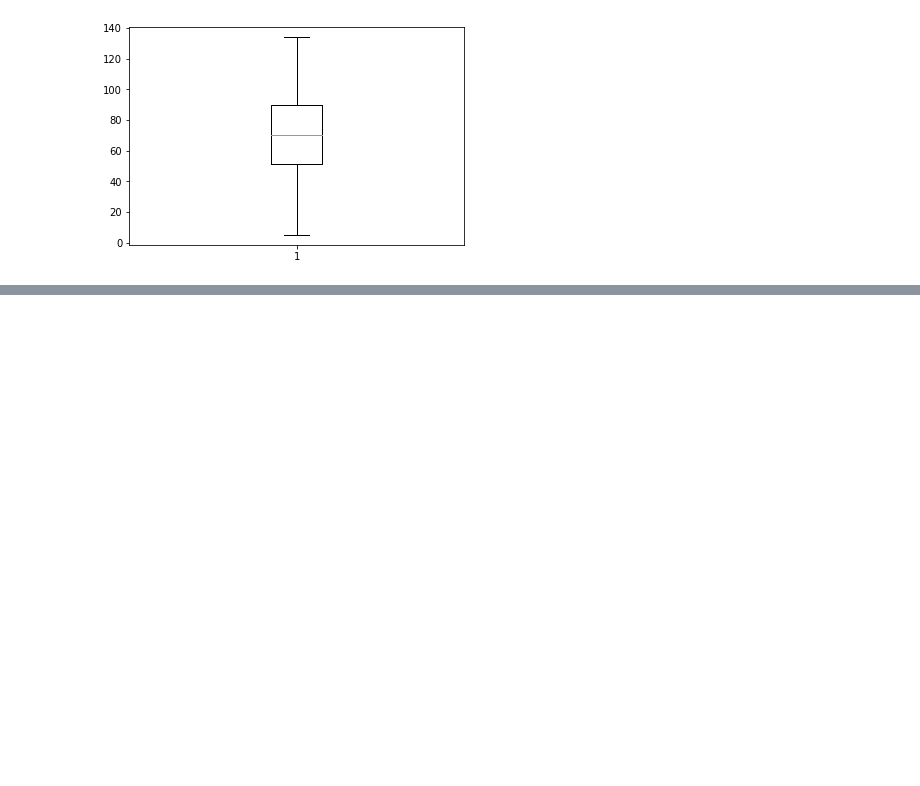
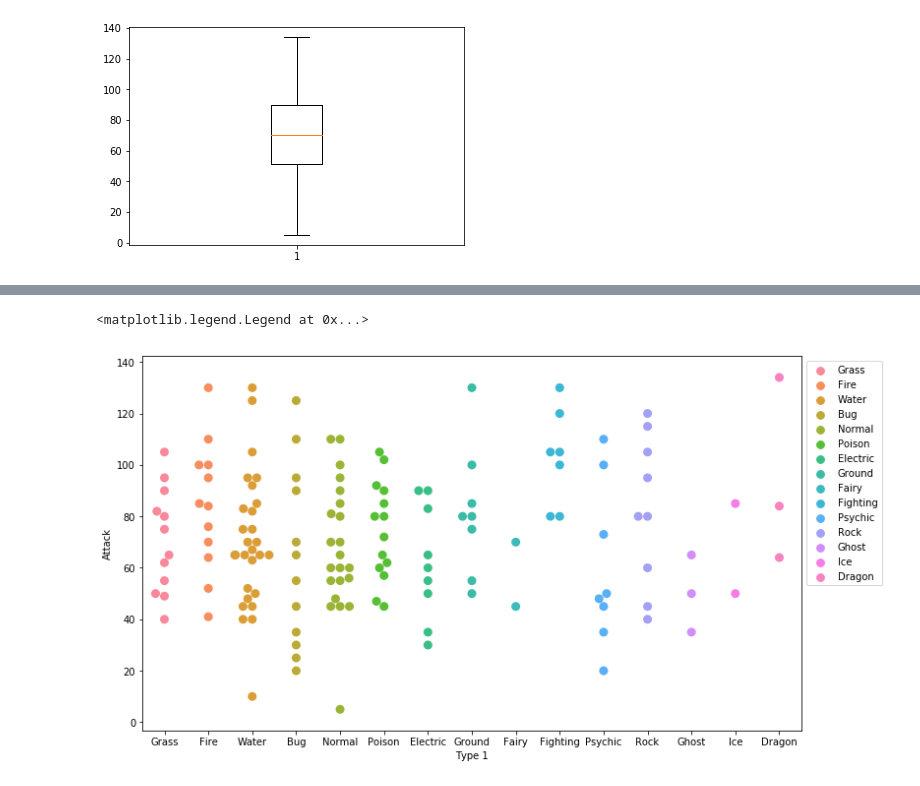
Before and after one commit to tanbirsohail/jupyter-notebooks, a Jupyter notebook: Seaborn - Getting Started.ipynb, the cells around one changed output, grey strips where cells are left out. Drawn from its saved outputs; the diff is of its cells as text; code cells hidden in the pictures; blank space fills up the shorter version.

```diff
--- a/Seaborn - Getting Started.ipynb
+++ b/Seaborn - Getting Started.ipynb
@@ -85,0 +86,10 @@ sb.boxplot(data=filtered_df)
+# %%
+# Plotting a swarm plot
+# Setting the plot size
+plt.figure(figsize=(12,7))
+sb.swarmplot(x='Type 1', y='Attack', data=df, hue='Type 1', size=9)
+# Setting the legend outside the plot, setting location and anchor of legend
+plt.legend(bbox_to_anchor=(1, 1), loc=2)
+# %% [output]
+<matplotlib.legend.Legend at 0x...>
+[figure, added]
```
Also changed, not shown: parts of 10 cells of this notebook.
